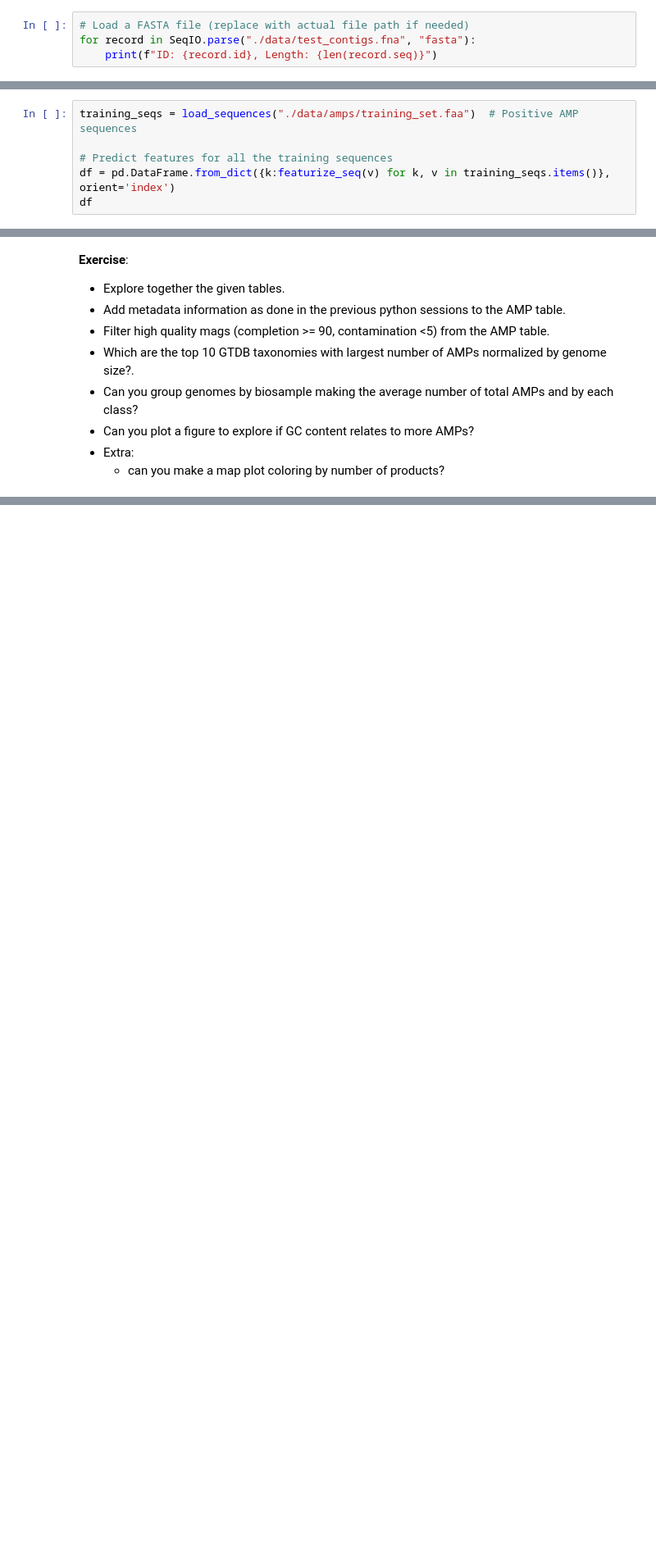
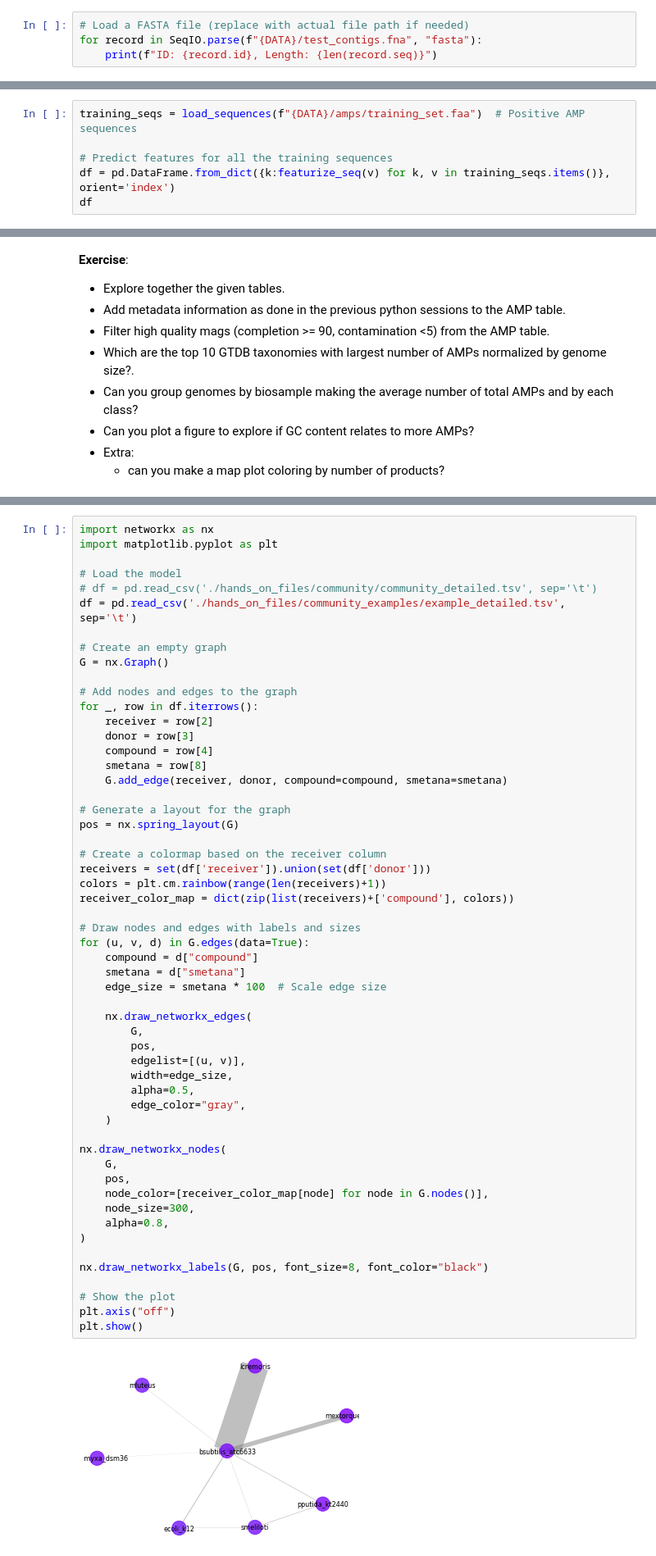
Before and after one commit to franciscozorrilla/microbial_community_genomics, a Jupyter notebook: hands_on_genome_mining.ipynb, the cells around one changed output, grey strips where cells are left out. Shown at 82% size. Cells and saved outputs as stored; diff of their text form; blank space fills up the shorter version.

```diff
--- a/hands_on_genome_mining.ipynb
+++ b/hands_on_genome_mining.ipynb
@@ -133,5 +160,5 @@ print("Reverse Complement:", dna_sequence.reverse_complement())
 print("Protein Translation:", dna_sequence.translate())
 # %%
 # Load a FASTA file (replace with actual file path if needed)
-for record in SeqIO.parse("./data/test_contigs.fna", "fasta"):
+for record in SeqIO.parse(f"{DATA}/test_contigs.fna", "fasta"):
     print(f"ID: {record.id}, Length: {len(record.seq)}")
@@ -463,7 +521,7 @@ featurize_seq('MGMRMMFTVFLLVVLATTVVSIPSDRASDGRNAVVHERAPELVVTATTNCCGYNPMTICPPCMCT
 # %% [markdown]
 Work together in producing code for the following:
 # %%
-training_seqs = load_sequences("./data/amps/training_set.faa")  # Positive AMP sequences
+training_seqs = load_sequences(f"{DATA}/amps/training_set.faa")  # Positive AMP sequences
 
 # Predict features for all the training sequences
 df = pd.DataFrame.from_dict({k:featurize_seq(v) for k, v in training_seqs.items()}, orient='index')
@@ -633,0 +1389,57 @@ md = pd.read_csv('../s0506_python/data/metadata.tsv', sep='\t', index_col=0)
+# %%
+import networkx as nx
+import matplotlib.pyplot as plt
+
+# Load the model
+# df = pd.read_csv('./hands_on_files/community/community_detailed.tsv', sep='\t')
+df = pd.read_csv('./hands_on_files/community_examples/example_detailed.tsv', sep='\t')
+
+# Create an empty graph
+G = nx.Graph()
+
+# Add nodes and edges to the graph
+for _, row in df.iterrows():
+    receiver = row[2]
+    donor = row[3]
+    compound = row[4]
+    smetana = row[8]
+    G.add_edge(receiver, donor, compound=compound, smetana=smetana)
+
+# Generate a layout for the graph
+pos = nx.spring_layout(G)
+
+# Create a colormap based on the receiver column
+receivers = set(df['receiver']).union(set(df['donor']))
+colors = plt.cm.rainbow(range(len(receivers)+1))
+receiver_color_map = dict(zip(list(receivers)+['compound'], colors))
+
+# Draw nodes and edges with labels and sizes
+for (u, v, d) in G.edges(data=True):
+    compound = d["compound"]
+    smetana = d["smetana"]
+    edge_size = smetana * 100  # Scale edge size
+
+    nx.draw_networkx_edges(
+        G,
+        pos,
+        edgelist=[(u, v)],
+        width=edge_size,
+        alpha=0.5,
+        edge_color="gray",
+    )
+
+nx.draw_networkx_nodes(
+    G,
+    pos,
+    node_color=[receiver_color_map[node] for node in G.nodes()],
+    node_size=300,
+    alpha=0.8,
+)
+
+nx.draw_networkx_labels(G, pos, font_size=8, font_color="black")
+
+# Show the plot
+plt.axis("off")
+plt.show()
+# %% [output]
+[figure, added]
```
Also changed, not shown: parts of 133 cells of this notebook, 21 other files.
